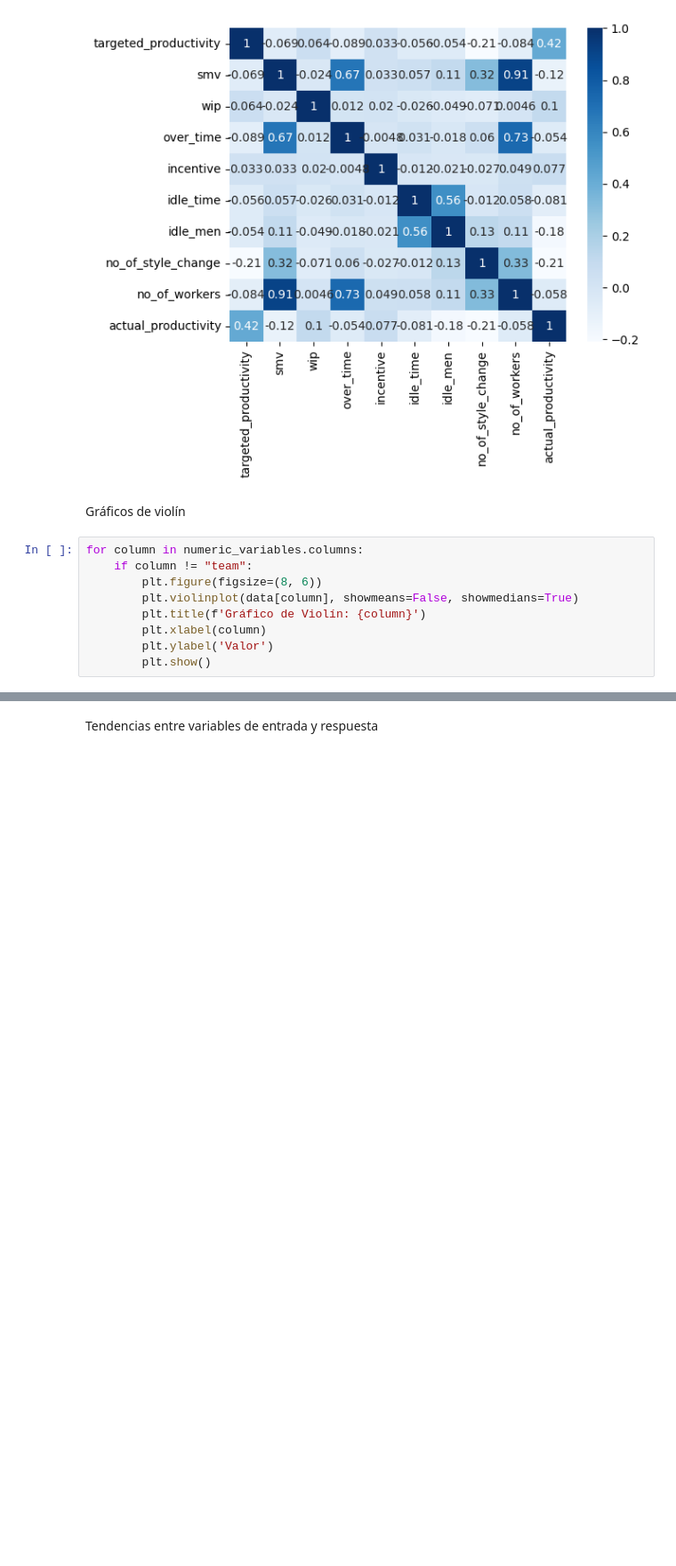
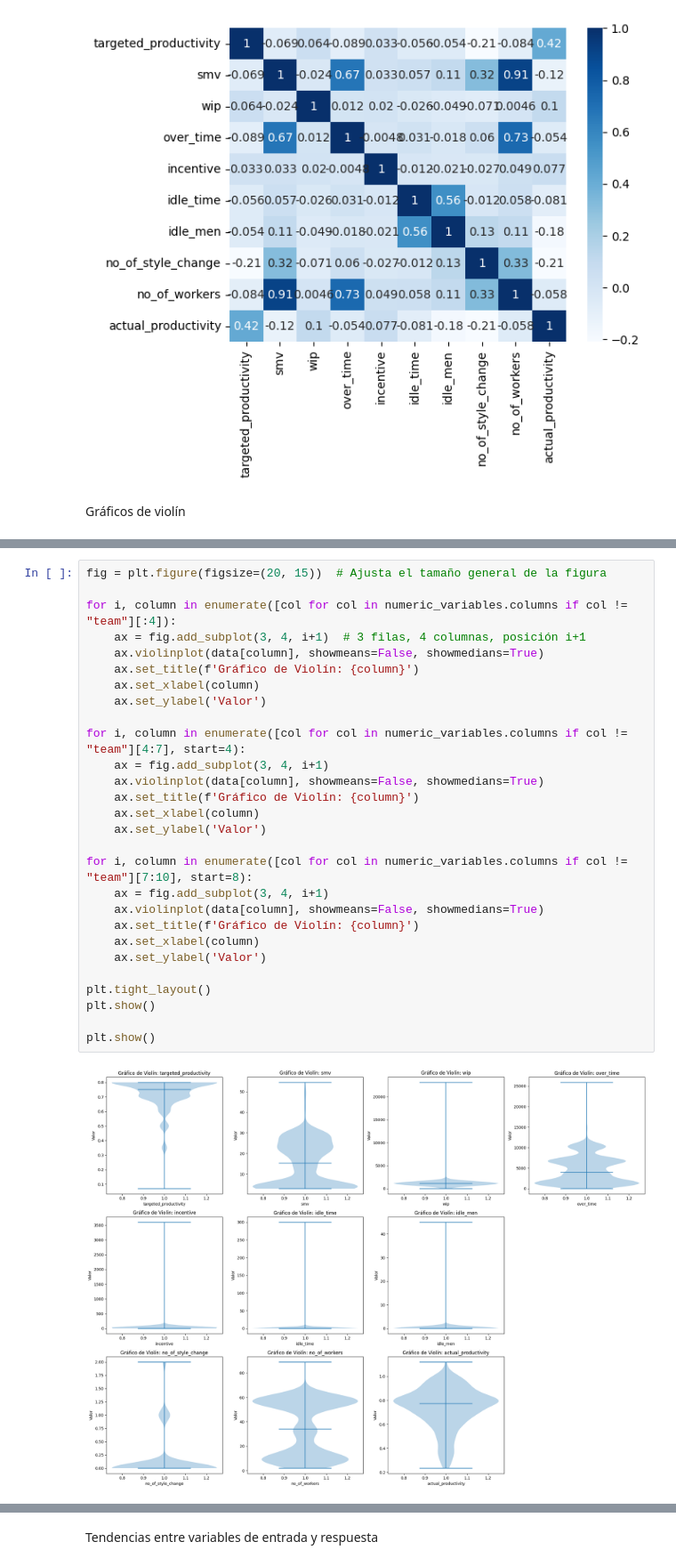
Before and after one commit to JuanMoreno2000/Proyecto1_actd, a Jupyter notebook: Proyecto1_Analitica.ipynb, the cells around one changed output, grey strips where cells are left out. Shown at 89% size. Drawn from its saved outputs; the diff is of its cells as text; blank space fills up the shorter version.

```diff
--- a/Proyecto1_Analitica.ipynb
+++ b/Proyecto1_Analitica.ipynb
@@ -204,12 +204,3 @@ sb.heatmap(corr, cmap="Blues", annot=True)
 [figure]
 # %% [markdown]
 Gráficos de violín
-# %%
-for column in numeric_variables.columns:
-    if column != "team":
-        plt.figure(figsize=(8, 6))
-        plt.violinplot(data[column], showmeans=False, showmedians=True)
-        plt.title(f'Gráfico de Violín: {column}')
-        plt.xlabel(column)
-        plt.ylabel('Valor')
-        plt.show()
@@ -226,0 +207,30 @@ for column in numeric_variables.columns:
+# %%
+fig = plt.figure(figsize=(20, 15))  # Ajusta el tamaño general de la figura
+
+for i, column in enumerate([col for col in numeric_variables.columns if col != "team"][:4]):
+    ax = fig.add_subplot(3, 4, i+1)  # 3 filas, 4 columnas, posición i+1
+    ax.violinplot(data[column], showmeans=False, showmedians=True)
+    ax.set_title(f'Gráfico de Violín: {column}')
+    ax.set_xlabel(column)
+    ax.set_ylabel('Valor')
+
+for i, column in enumerate([col for col in numeric_variables.columns if col != "team"][4:7], start=4):
+    ax = fig.add_subplot(3, 4, i+1)
+    ax.violinplot(data[column], showmeans=False, showmedians=True)
+    ax.set_title(f'Gráfico de Violín: {column}')
+    ax.set_xlabel(column)
+    ax.set_ylabel('Valor')
+
+for i, column in enumerate([col for col in numeric_variables.columns if col != "team"][7:10], start=8):
+    ax = fig.add_subplot(3, 4, i+1)
+    ax.violinplot(data[column], showmeans=False, showmedians=True)
+    ax.set_title(f'Gráfico de Violín: {column}')
+    ax.set_xlabel(column)
+    ax.set_ylabel('Valor')
+
+plt.tight_layout()
+plt.show()
+
+plt.show()
+# %% [output]
+[figure, added]
```
Also changed, not shown: parts of 6 cells of this notebook.
